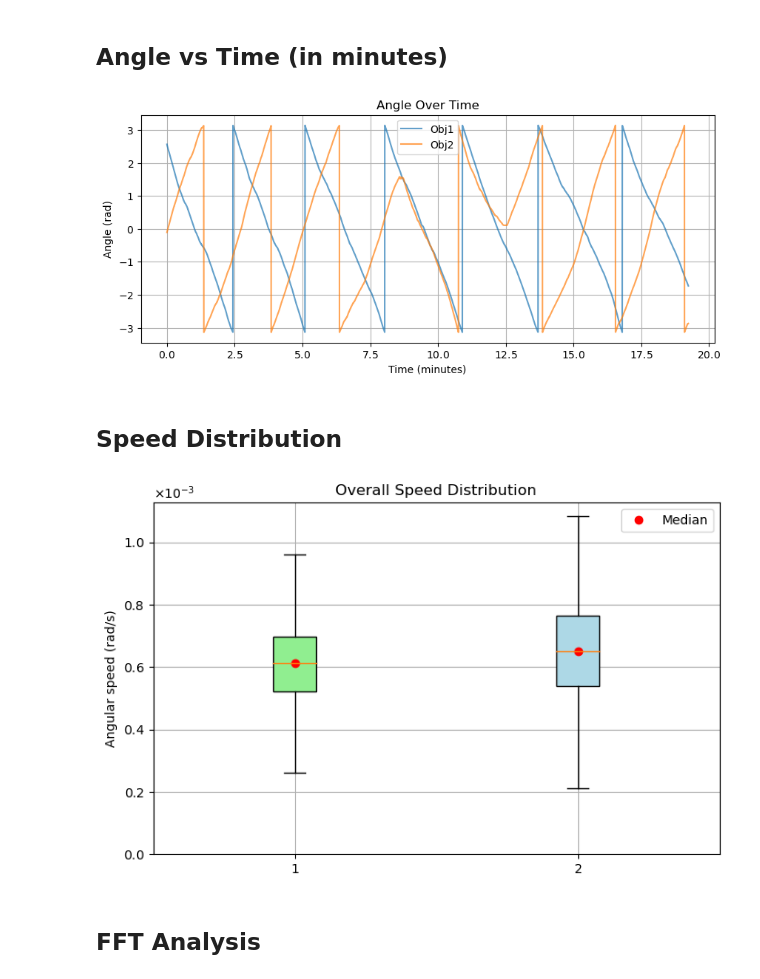
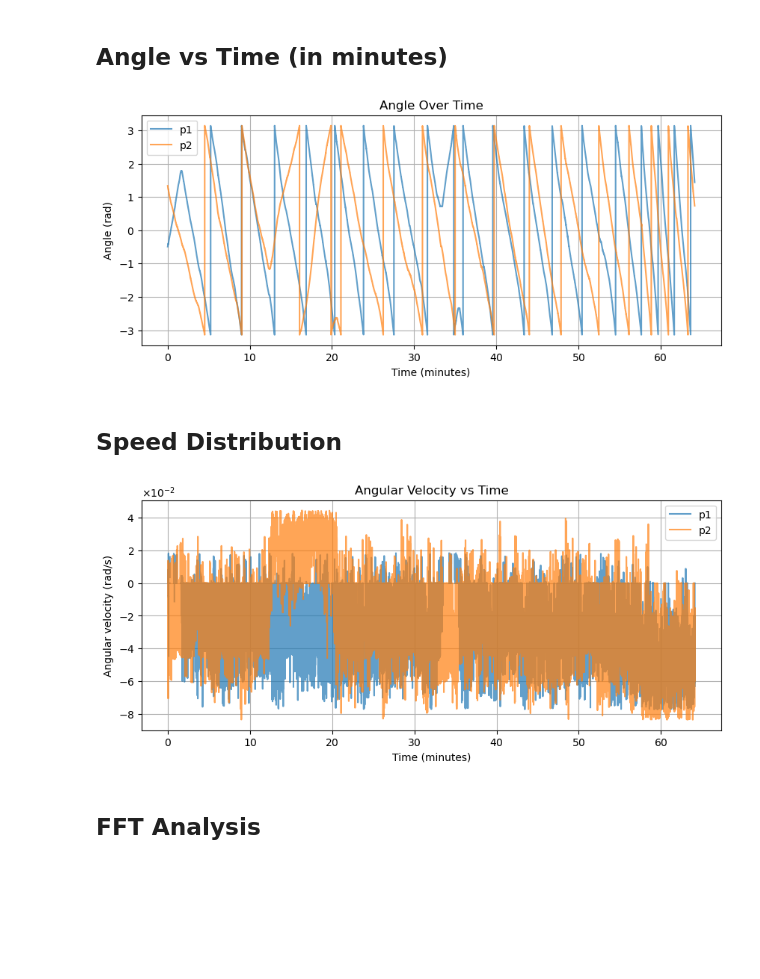
Before and after one commit to NitzanBarEitan/Ants, a Jupyter notebook: data_analysis.ipynb, the cells around one changed output. Cells and saved outputs as stored; diff of their text form; code cells hidden in the pictures; blank space fills up the shorter version.

```diff
--- a/data_analysis.ipynb
+++ b/data_analysis.ipynb
@@ -97,7 +98,8 @@ def calculate_velocities(frames, angles1, angles2):
 # %% [markdown]
 ## Load Data & Compute Fits
 # %%
-folder = R'C:\Users\avsha\Documents\GitHub\Ants\container\Analyzed Data\mega file'
+folder = R"C:\Users\avsha\Documents\GitHub\Ants\container\Analyzed Data\mega file 2"
+#folder = R"C:\Users\avsha\Documents\GitHub\Ants\container\Analyzed Data\18.9.24\video 03pys"
 coords = pd.read_csv(os.path.join(folder,'coordinates.csv'))
 with open(os.path.join(folder,'metadata.json')) as f:
     meta = json.load(f)
@@ -187,8 +189,8 @@ plt.show()
 time_min = frames / fps / 60
 
 plt.figure(figsize=(10, 4))
-plt.plot(time_min, angles1, label='Obj1', alpha=0.7)
-plt.plot(time_min, angles2, label='Obj2', alpha=0.7)
+plt.plot(time_min, angles1, label='p1', alpha=0.7)
+plt.plot(time_min, angles2, label='p2', alpha=0.7)
 
 plt.title('Angle Over Time')
 plt.xlabel('Time (minutes)')
@@ -202,36 +204,59 @@ ax.yaxis.set_major_formatter(sci_formatter)
 
 plt.show()
 # %% [output]
-[figure, old version]
+[figure, new version]
 # %% [markdown]
 ## Speed Distribution
 # %%
-plt.figure(figsize=(8,5))
-data, labels, meds = [], [], []
-for v, name in zip([v1, v2], ['Obj1','Obj2']):
-    vf = v[np.isfinite(v)]
-    if len(vf):
-        data.append(vf)
-        labels.append(name)
-        meds.append(np.median(vf))
+# Cell X: Angular Velocity vs Time (unwrap + outlier removal)
 
-if data:
-    bp = plt.boxplot(data, labels=labels, patch_artist=True, showfliers=False)
-    for patch, col in zip(bp['boxes'], ['lightgreen','lightblue'][:len(data)]):
-        patch.set_facecolor(col)
-    plt.plot(range(1,len(meds)+1), meds, 'ro', label='Median')
-    plt.ylim(bottom=0)
-    plt.ylabel('Angular speed (rad/s)')
-    plt.title('Overall Speed Distribution')
-    plt.legend(); plt.grid(True)
-else:
-    plt.title('Overall Speed Distribution (No data)')
+# 1) Time arrays
+time_s   = frames / fps            # frames → seconds
+time_min = time_s / 60             # seconds → minutes
 
-plt.gca().xaxis.set_major_formatter(sci_formatter)
-plt.gca().yaxis.set_major_formatter(sci_formatter)
+# 2) Unwrap angles and compute finite‐difference velocities
+phi1 = np.unwrap(angles1)
+phi2 = np.unwrap(angles2)
+
+dphi1 = np.diff(phi1)              # Δangle (rad)
+dphi2 = np.diff(phi2)
+dt     = np.diff(time_s)           # Δtime (s)
+dt[dt <= 1e-9] = np.nan            # avoid divide-by-zero
+
+omega1 = dphi1 / dt                # rad/s
+omega2 = dphi2 / dt
+
+# 3) Outlier removal via 1.5·IQR rule
+def remove_outliers(v):
+    v = np.array(v, copy=True)
+    finite = v[np.isfinite(v)]
+    if len(finite) < 4:
+        return v
+    q1, q3 = np.percentile(finite, [25, 75])
+    iqr    = q3 - q1
+    lb, ub = q1 - 1.5*iqr, q3 + 1.5*iqr
+    # set extremes to NaN
+    return np.where((v < lb) | (v > ub), np.nan, v)
+
+omega1_clean = remove_outliers(omega1)
+omega2_clean = remove_outliers(omega2)
+
+# 4) Plot
+plt.figure(figsize=(10, 4))
+plt.plot(time_min[:-1], omega1_clean, label='p1', alpha=0.7)
+plt.plot(time_min[:-1], omega2_clean, label='p2', alpha=0.7)
+plt.title('Angular Velocity vs Time')
+plt.xlabel('Time (minutes)')
+plt.ylabel('Angular velocity (rad/s)')
+plt.legend(); plt.grid(True)
+
+ax = plt.gca()
+ax.xaxis.set_major_formatter(sci_formatter)
+ax.yaxis.set_major_formatter(sci_formatter)
+
 plt.show()
 # %% [output]
-[figure, old version]
+[figure, new version]
 # %% [markdown]
 ## FFT Analysis
 # %%
```
Also changed, not shown: parts of 6 cells of this notebook.
